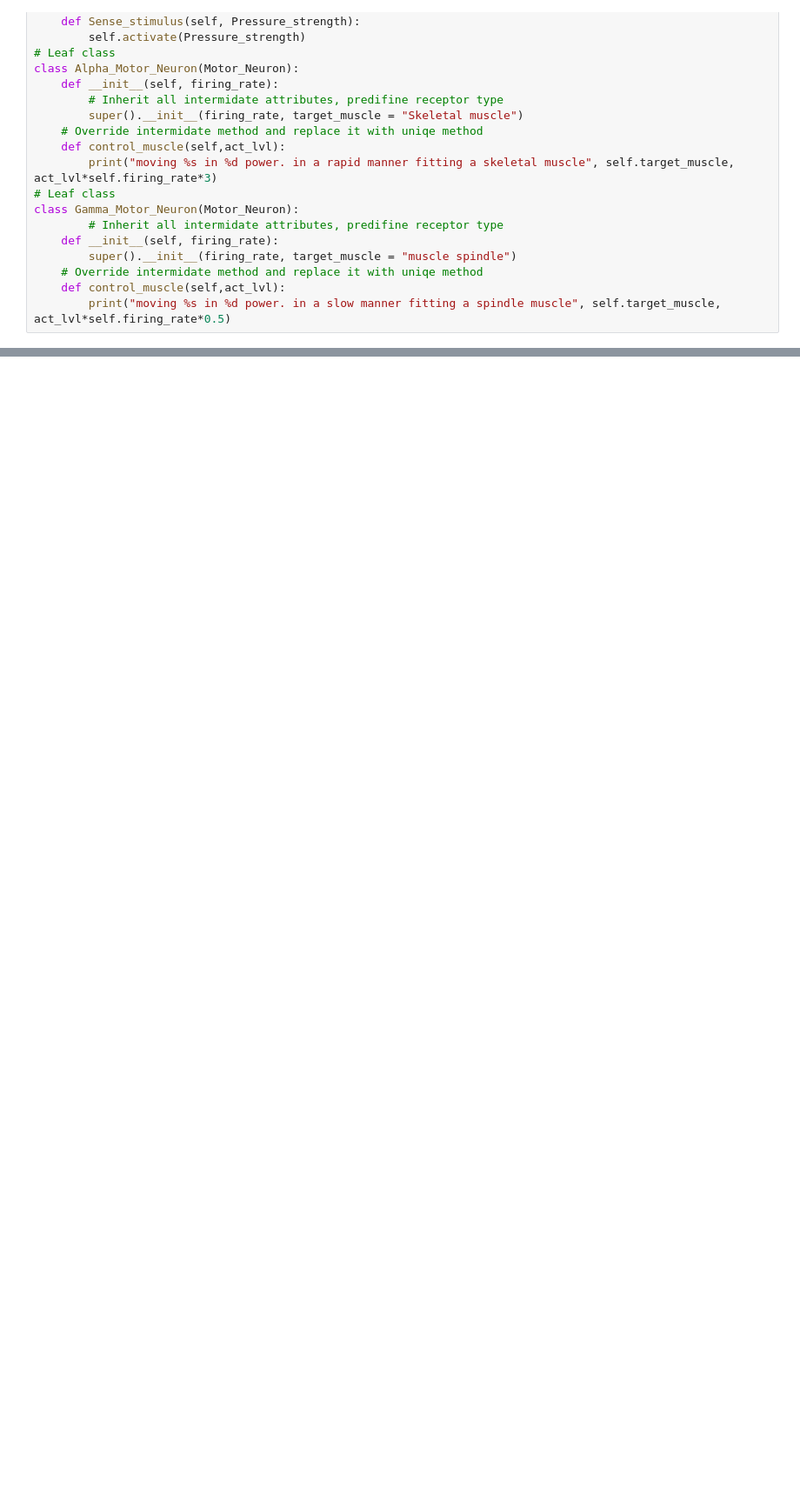
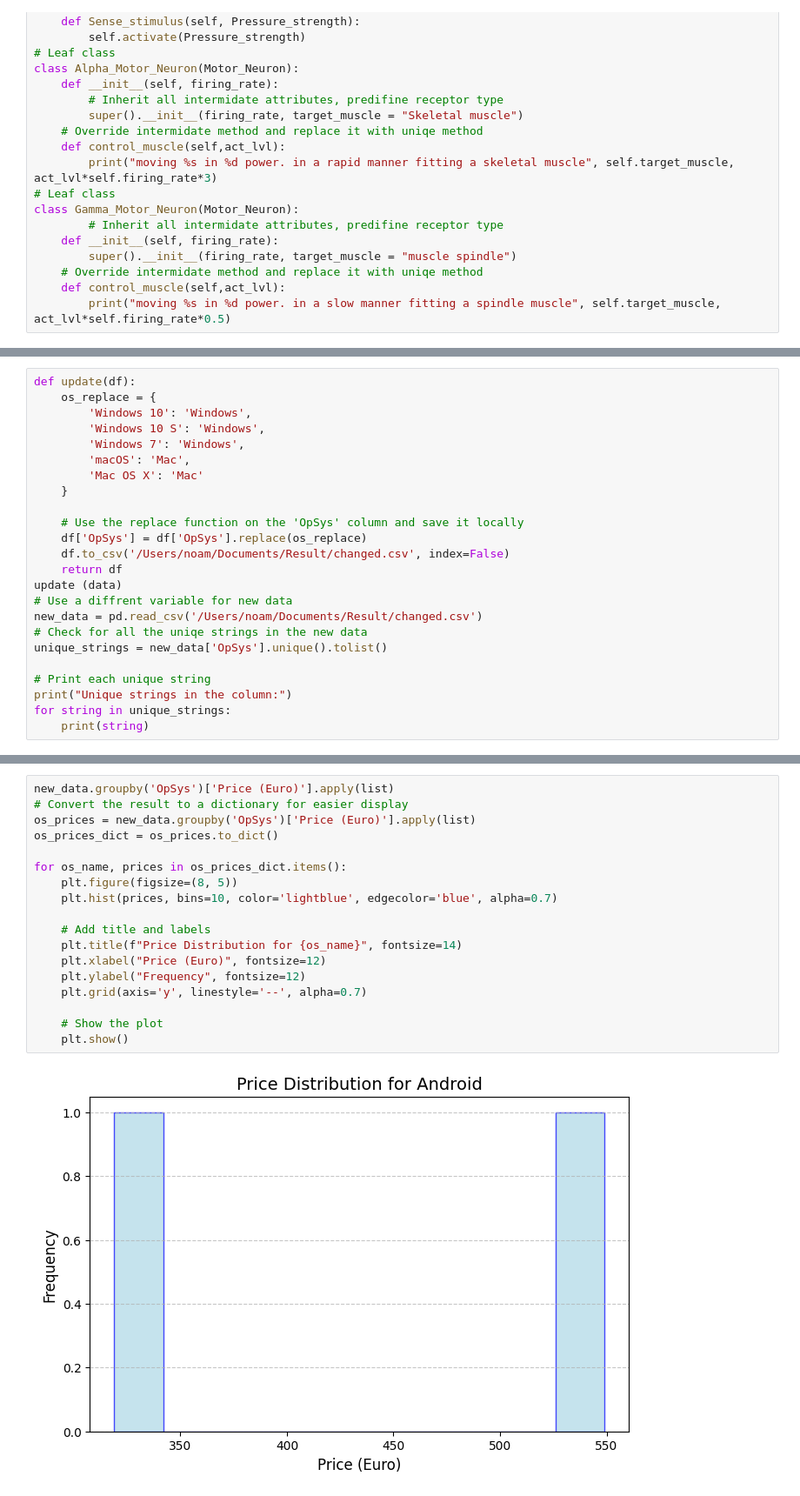
Before and after one commit to noamhed/miniproject, a Jupyter notebook: Ex01.ipynb, the cells around one changed output, grey strips where cells are left out. Shown: that part at 87% size. Drawn from its saved outputs; the diff is of its cells as text; blank space fills up the shorter version.

```diff
--- a/Ex01.ipynb
+++ b/Ex01.ipynb
@@ -70,0 +214,24 @@ hamod habibi
+# %%
+def update(df):
+    os_replace = {
+        'Windows 10': 'Windows',
+        'Windows 10 S': 'Windows',
+        'Windows 7': 'Windows',
+        'macOS': 'Mac',
+        'Mac OS X': 'Mac'
+    }
+
+    # Use the replace function on the 'OpSys' column and save it locally
+    df['OpSys'] = df['OpSys'].replace(os_replace)
+    df.to_csv('/Users/noam/Documents/Result/changed.csv', index=False)
+    return df
+update (data)
+# Use a diffrent variable for new data
+new_data = pd.read_csv('/Users/noam/Documents/Result/changed.csv')
+# Check for all the uniqe strings in the new data
+unique_strings = new_data['OpSys'].unique().tolist()
+
+# Print each unique string
+print("Unique strings in the column:")
+for string in unique_strings:
+    print(string)
@@ -70,0 +246,20 @@ hamod habibi
+# %%
+new_data.groupby('OpSys')['Price (Euro)'].apply(list)
+# Convert the result to a dictionary for easier display
+os_prices = new_data.groupby('OpSys')['Price (Euro)'].apply(list)
+os_prices_dict = os_prices.to_dict()
+
+for os_name, prices in os_prices_dict.items():
+    plt.figure(figsize=(8, 5))
+    plt.hist(prices, bins=10, color='lightblue', edgecolor='blue', alpha=0.7)
+
+    # Add title and labels
+    plt.title(f"Price Distribution for {os_name}", fontsize=14)
+    plt.xlabel("Price (Euro)", fontsize=12)
+    plt.ylabel("Frequency", fontsize=12)
+    plt.grid(axis='y', linestyle='--', alpha=0.7)
+
+    # Show the plot
+    plt.show()
+# %% [output]
+[figure, added]
```
Also changed, not shown: parts of 12 cells of this notebook.
